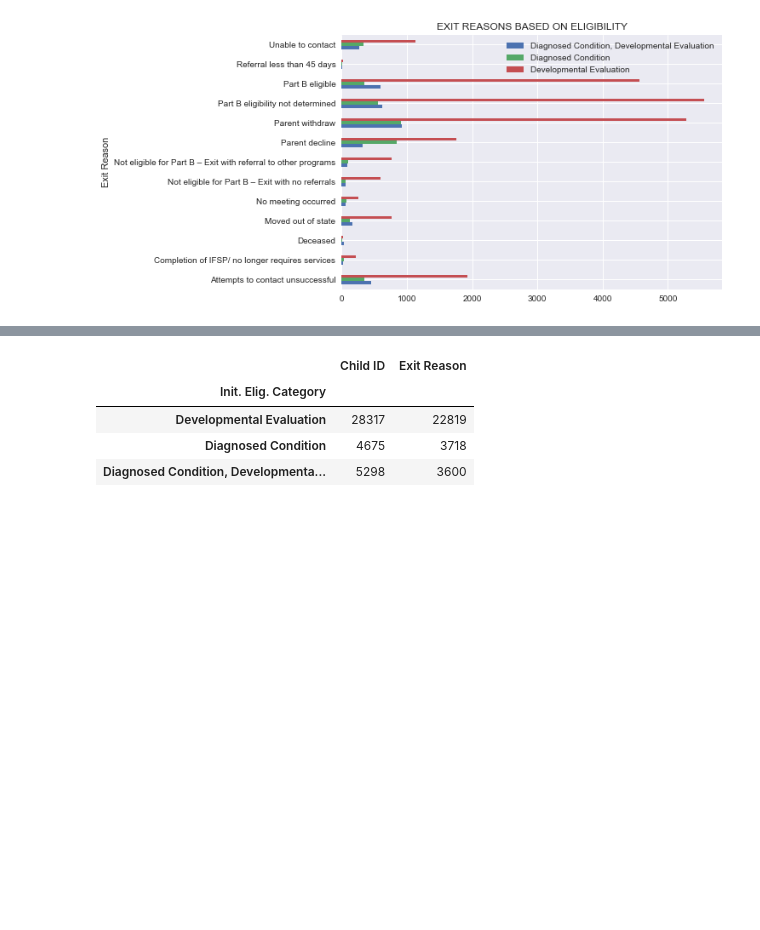
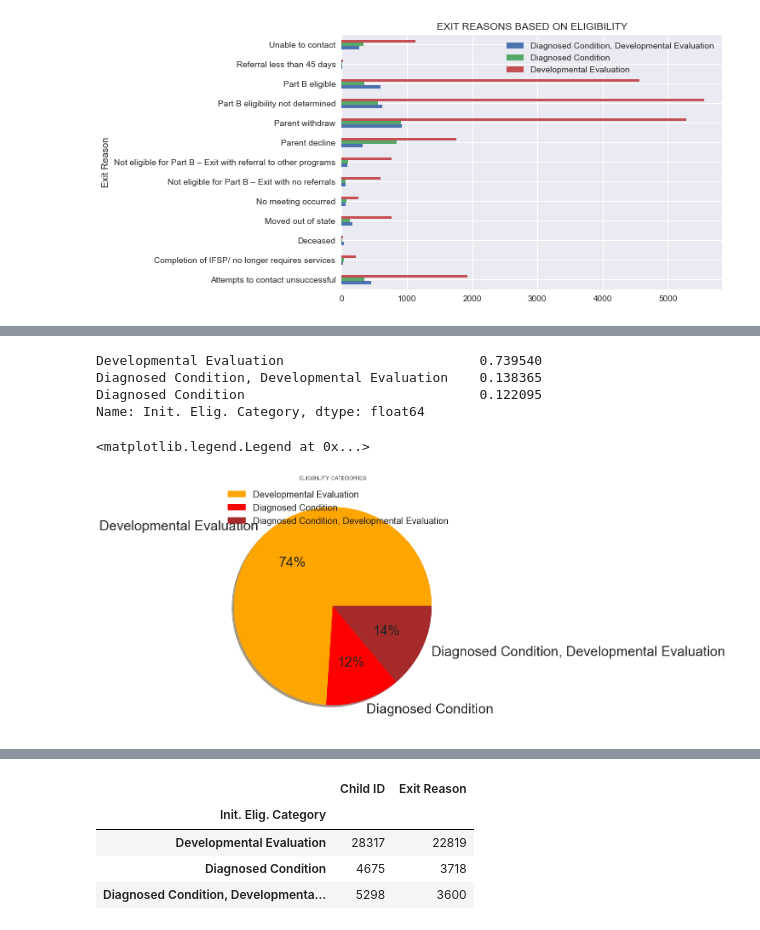
Before and after one commit to NSS-Data-Analytics-Cohort-7/didd-kha-keys-shorts, a Jupyter notebook: Notebooks/rw_partner_project_draft2.ipynb, the cells around one changed output, grey strips where cells are left out. Drawn from its saved outputs; the diff is of its cells as text; code cells hidden in the pictures; blank space fills up the shorter version.

```diff
--- a/Notebooks/rw_partner_project_draft2.ipynb
+++ b/Notebooks/rw_partner_project_draft2.ipynb
@@ -308,0 +457,15 @@ plt.style.use('seaborn')
+# %%
+timeline_df_redo['Init. Elig. Category'].value_counts(normalize = True)
+# %% [output]
+Developmental Evaluation                         0.739540
+Diagnosed Condition, Developmental Evaluation    0.138365
+Diagnosed Condition                              0.122095
+Name: Init. Elig. Category, dtype: float64
+# %%
+timeline_df_redo.groupby(['Init. Elig. Category']).sum().plot(kind='pie', y='Child ID', ylabel='',autopct='%1.0f%%', colors = ['orange', 'red', 'brown'],
+                                title='ELIGIBILITY CATEGORIES', shadow=True, figsize=(10,10), fontsize=30)
+
+plt.legend(fontsize=20)
+# %% [output]
+<matplotlib.legend.Legend at 0x...>
+[figure, added]
```
Also changed, not shown: parts of 18 cells of this notebook.
